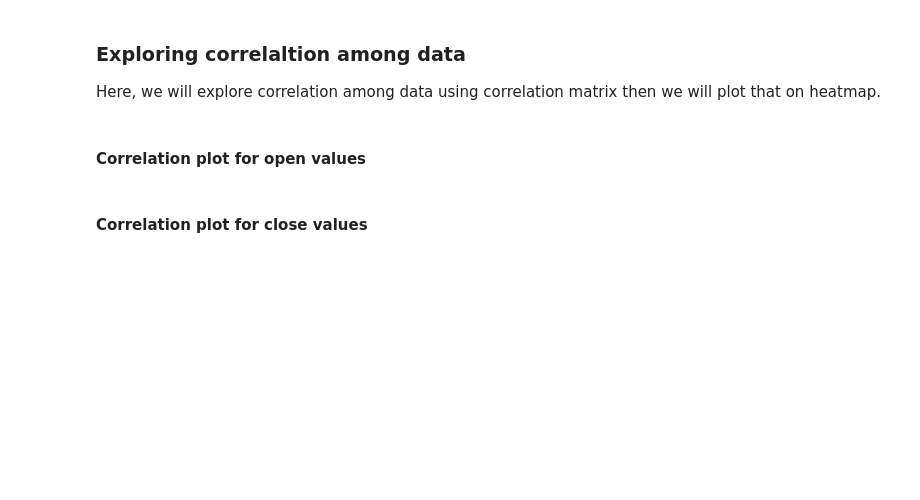
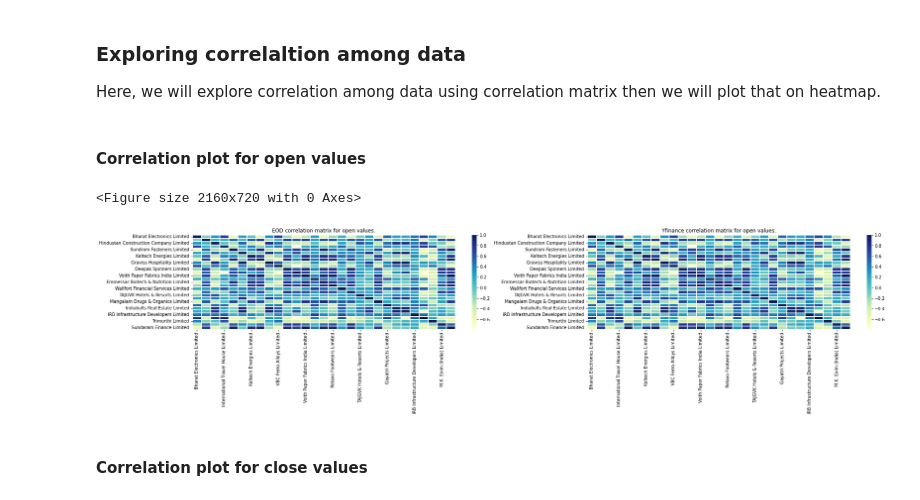
Before and after one commit to TechnocultureResearch/sentient, a Jupyter notebook: data_source_ api.ipynb, the cells around one changed output. Saved outputs shown, nothing was run; the diff lists cells and outputs as text; code cells hidden in the pictures; blank space fills up the shorter version.

```diff
--- a/data_source_ api.ipynb
+++ b/data_source_ api.ipynb
@@ -258,10 +326,14 @@ Here, we will explore correlation among data using correlation matrix then we wi
 # %%
 corrmat = eod_list[0].corr()
 corrmat2 = yfinance_list[0].corr()
 plt.figure(figsize=(30,10))
 f, ax = plt.subplots(1, 2)
 sns.heatmap(corrmat, ax = ax[0], cmap ="YlGnBu", linewidths = 0.1).set(title='EOD correlation matrix for open values.')
 sns.heatmap(corrmat, ax = ax[1], cmap ="YlGnBu", linewidths = 0.1).set(title='Yfinance correlation matrix for open values.')
+plt.subplots_adjust(right=4.0)
+# %% [output]
+<Figure size 2160x720 with 0 Axes>
+[figure, added]
 # %% [markdown]
 #### Correlation plot for close values
 # %%
```
Also changed, not shown: parts of 27 cells of this notebook.
